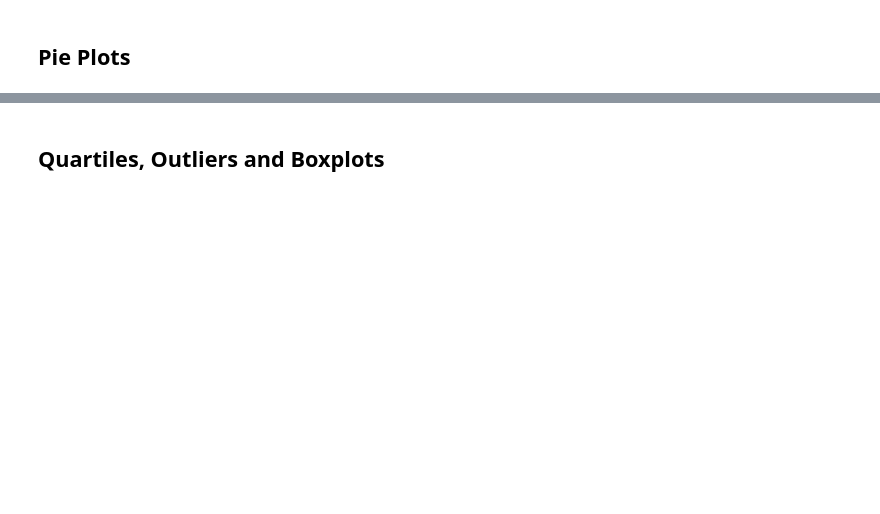
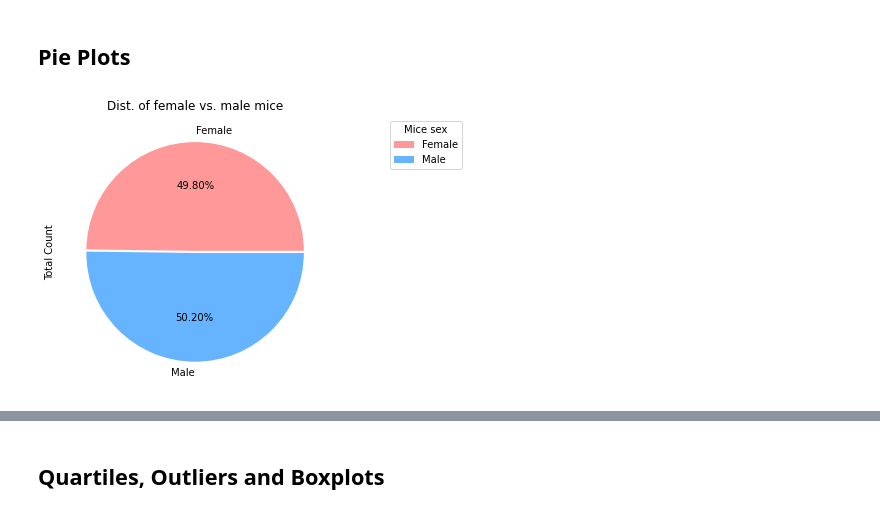
Before and after one commit to p4rc1v4l/matplotlib-challenge, a Jupyter notebook: pymaceuticals/pymaceuticals_starter.ipynb, the cells around one changed output, grey strips where cells are left out. Saved outputs shown, nothing was run; the diff lists cells and outputs as text; code cells hidden in the pictures; blank space fills up the shorter version.

```diff
--- a/pymaceuticals/pymaceuticals_starter.ipynb
+++ b/pymaceuticals/pymaceuticals_starter.ipynb
@@ -261,18 +193,45 @@ for name, group in mice_treatment:
 # %%
 sex_list = clean_mouse_metadata_results['Sex'].unique()
 sex_list.sort()
 
 sex_count_list = []
 for sex in sex_list:
     this_mice_sex = clean_mouse_metadata_results.loc[clean_mouse_metadata_results['Sex'] == sex]
     unique_mice_of_this_sex = this_mice_sex['Mouse ID'].unique()
     mice_of_this_sex_count = len(unique_mice_of_this_sex)
     sex_count_list.append(mice_of_this_sex_count)
 
 mouse_by_sex_dict = {
     'Sex' : sex_list,
     'Total Count' : sex_count_list
 }
 
 mouse_by_sex_df = pd.DataFrame(data=mouse_by_sex_dict)
+
+# Generate a pie plot showing the distribution of female versus male mice using pandas
+
+colors = ['#ff9999','#66b3ff']
+
+ax = mouse_by_sex_df.plot(
+    kind = 'pie',
+    use_index = False,
+    y = 'Total Count',
+    figsize = (5, 5),
+    title = 'Dist. of female vs. male mice',
+    autopct = '%1.2f%%',
+    labels = mouse_by_sex_df['Sex'],
+    explode = (.01, .01),
+    colors = colors
+)
+
+ax.legend(
+    mouse_by_sex_df['Sex'],
+    title="Mice sex",
+    loc="upper right",
+    bbox_to_anchor=(1, 0, 0.5, 1)
+)
+
+plt.show()
+# %% [output]
+[figure, added]
 # %%
```
Also changed, not shown: parts of 26 cells of this notebook.
